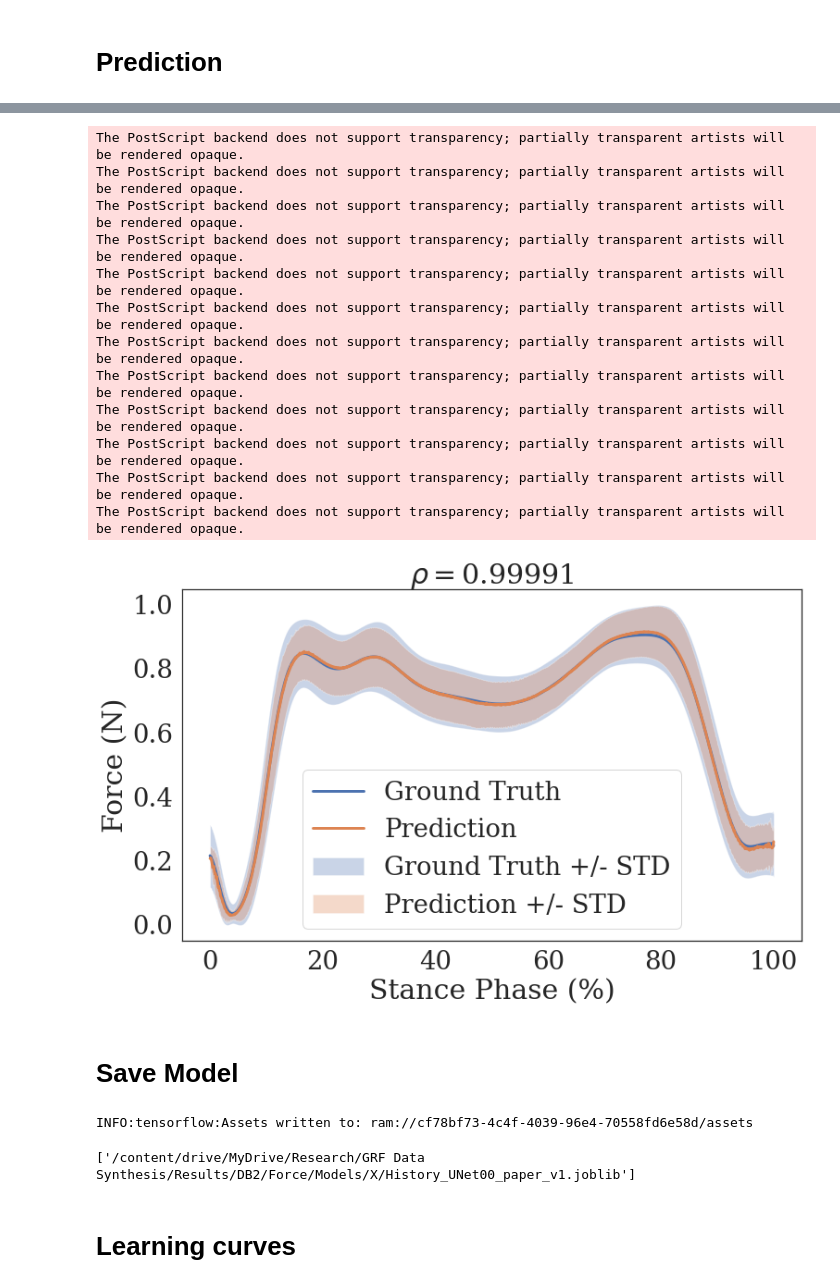
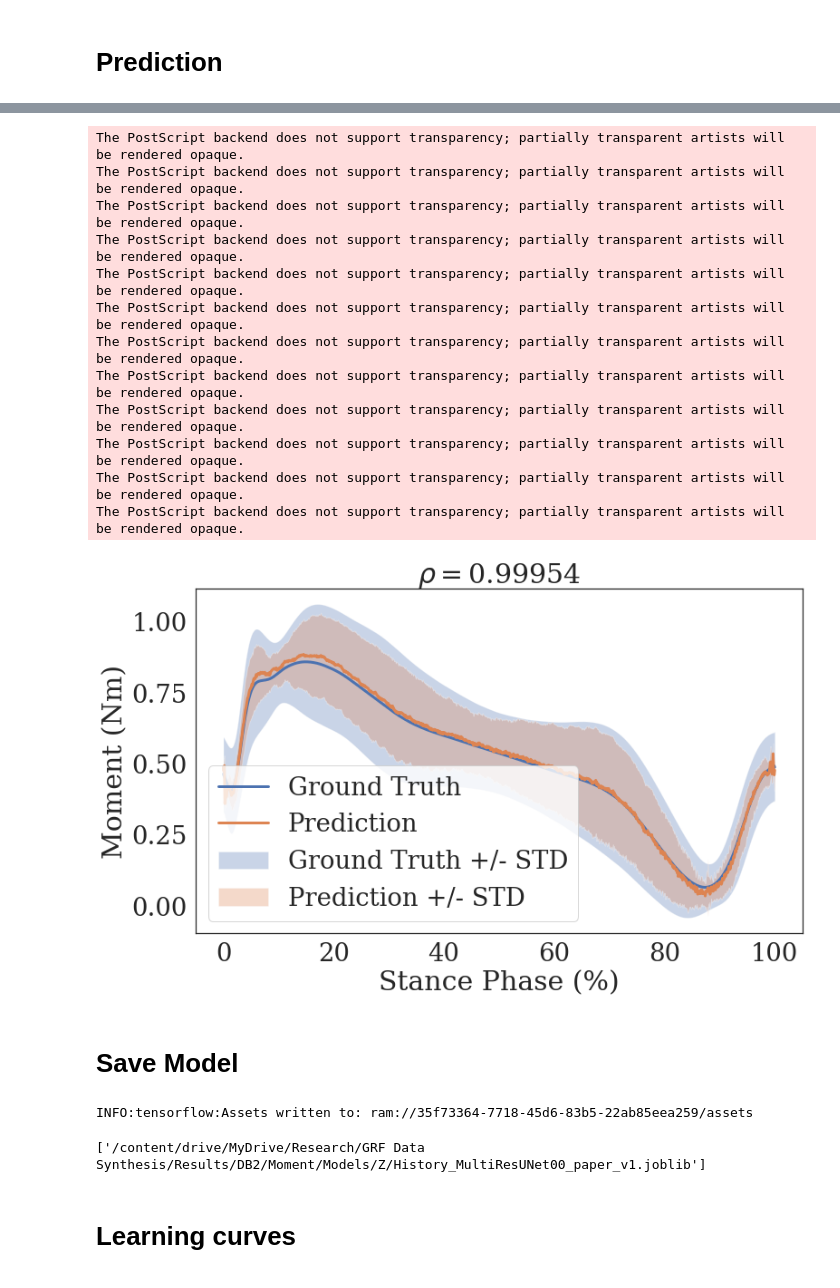
Before and after one commit to atick-faisal/GRF-Synthesis-from-Motion-Trajectories, a Jupyter notebook: src/training/grf_synthesis.ipynb, the cells around one changed output, grey strips where cells are left out. Saved outputs shown, nothing was run; the diff lists cells and outputs as text; code cells hidden in the pictures.

Commit message:
Generate results for paper

```diff
--- a/src/training/grf_synthesis.ipynb
+++ b/src/training/grf_synthesis.ipynb
@@ -55,8 +55,8 @@ sns.set(font_scale=2.5)
 sns.set_style("white", {'font.family':'serif', 'font.serif':'Times New Roman'})
 
 
-models_dir = '/content/drive/MyDrive/Research/GRF Data Synthesis/Results/DB2/Force/Models/X/'
-figures_dir = '/content/drive/MyDrive/Research/GRF Data Synthesis/Results/DB2/Force/Figures/X/'
+models_dir = '/content/drive/MyDrive/Research/GRF Data Synthesis/Results/DB2/Moment/Models/Z/'
+figures_dir = '/content/drive/MyDrive/Research/GRF Data Synthesis/Results/DB2/Moment/Figures/Z/'
 # %% [markdown]
 # Corr-Coef Loss
 # %%
@@ -99,8 +99,8 @@ print(Y_Test.shape)
 # %%
 X_Train = X_Train[:, :, [10, 11, 12, 13, 14]]
 X_Test = X_Test[:, :, [10, 11, 12, 13, 14]]
-Y_Train = Y_Train[:, :, 0]
-Y_Test = Y_Test[:, :, 0]
+Y_Train = Y_Train[:, :, 5]
+Y_Test = Y_Test[:, :, 5]
 
 X_Train = np.nan_to_num(X_Train)
 X_Test = np.nan_to_num(X_Test)
@@ -429,35 +433,35 @@ plt.fill_between(
     x, ground_truth_mean + ground_truth_std,
     ground_truth_mean - ground_truth_std, alpha=0.3,
     label='Ground Truth +/- STD'
 )
 plt.plot(x, prediction_mean, linewidth=3, label='Prediction')
 plt.fill_between(
     x, prediction_mean + prediction_std,
     prediction_mean - prediction_std, alpha=0.3,
     label='Prediction +/- STD'
 )
 plt.legend()
 plt.title(r"$\rho = $" + f"{round(R, 5)}")
 plt.xlabel('Stance Phase (%)')
-plt.ylabel('Force (N)')
+plt.ylabel('Moment (Nm)')
 plt.savefig(figures_dir + 'Results_' + config + '.png')
 plt.savefig(figures_dir + 'Results_' + config + '.eps')
 plt.savefig(figures_dir + 'Results_' + config + '.svg')
 plt.show()
 # %% [output]
 The PostScript backend does not support transparency; partially transparent artists will be rendered opaque.
 The PostScript backend does not support transparency; partially transparent artists will be rendered opaque.
 The PostScript backend does not support transparency; partially transparent artists will be rendered opaque.
 The PostScript backend does not support transparency; partially transparent artists will be rendered opaque.
 The PostScript backend does not support transparency; partially transparent artists will be rendered opaque.
 The PostScript backend does not support transparency; partially transparent artists will be rendered opaque.
 The PostScript backend does not support transparency; partially transparent artists will be rendered opaque.
 The PostScript backend does not support transparency; partially transparent artists will be rendered opaque.
 The PostScript backend does not support transparency; partially transparent artists will be rendered opaque.
 The PostScript backend does not support transparency; partially transparent artists will be rendered opaque.
 The PostScript backend does not support transparency; partially transparent artists will be rendered opaque.
 The PostScript backend does not support transparency; partially transparent artists will be rendered opaque.
-[figure, old version]
+[figure, new version]
 # %% [markdown]
 # Save Model
 # %%
@@ -466,8 +470,8 @@ copy('trained_models/' + config + '.h5', models_dir)
 joblib.dump(history, models_dir + \
             'History_' + config + '.joblib')
 # %% [output]
-INFO:tensorflow:Assets written to: ram://cf78bf73-4c4f-4039-96e4-70558fd6e58d/assets
+INFO:tensorflow:Assets written to: ram://35f73364-7718-45d6-83b5-22ab85eea259/assets
-['/content/drive/MyDrive/Research/GRF Data Synthesis/Results/DB2/Force/Models/X/History_UNet00_paper_v1.joblib']
+['/content/drive/MyDrive/Research/GRF Data Synthesis/Results/DB2/Moment/Models/Z/History_MultiResUNet00_paper_v1.joblib']
 # %% [markdown]
 # Learning curves
 # %%
```
Also changed, not shown: parts of 5 cells of this notebook.
